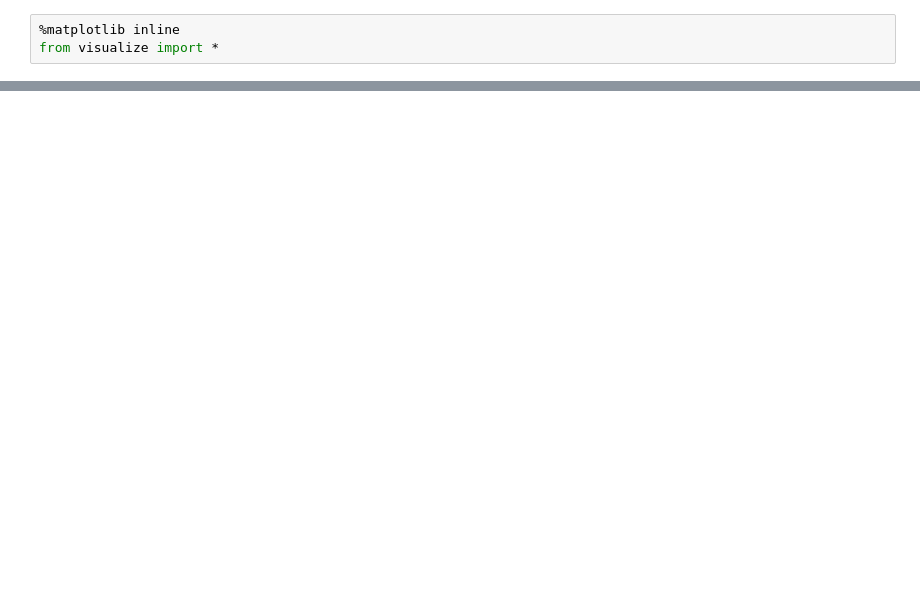
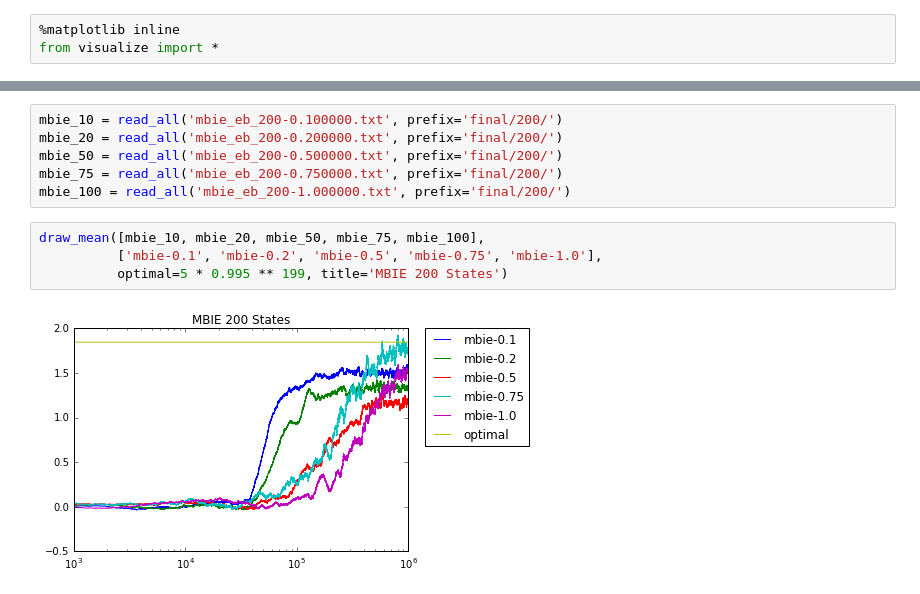
Before and after one commit to afcarl/TabularRLpp, a Jupyter notebook: visualization.ipynb, the cells around one changed output, grey strips where cells are left out. Cells and saved outputs as stored; diff of their text form; blank space fills up the shorter version.

```diff
--- a/visualization.ipynb
+++ b/visualization.ipynb
@@ -34,0 +36,12 @@ ubev_100 = read_all('ubev_eb_100-0.100000-1.000000.txt', prefix='final/')
+# %%
+mbie_10 = read_all('mbie_eb_200-0.100000.txt', prefix='final/200/')
+mbie_20 = read_all('mbie_eb_200-0.200000.txt', prefix='final/200/')
+mbie_50 = read_all('mbie_eb_200-0.500000.txt', prefix='final/200/')
+mbie_75 = read_all('mbie_eb_200-0.750000.txt', prefix='final/200/')
+mbie_100 = read_all('mbie_eb_200-1.000000.txt', prefix='final/200/')
+# %%
+draw_mean([mbie_10, mbie_20, mbie_50, mbie_75, mbie_100],
+          ['mbie-0.1', 'mbie-0.2', 'mbie-0.5', 'mbie-0.75', 'mbie-1.0'],
+          optimal=5 * 0.995 ** 199, title='MBIE 200 States')
+# %% [output]
+[figure, added]
```
Also changed, not shown: parts of 7 cells of this notebook, 2 other files.
